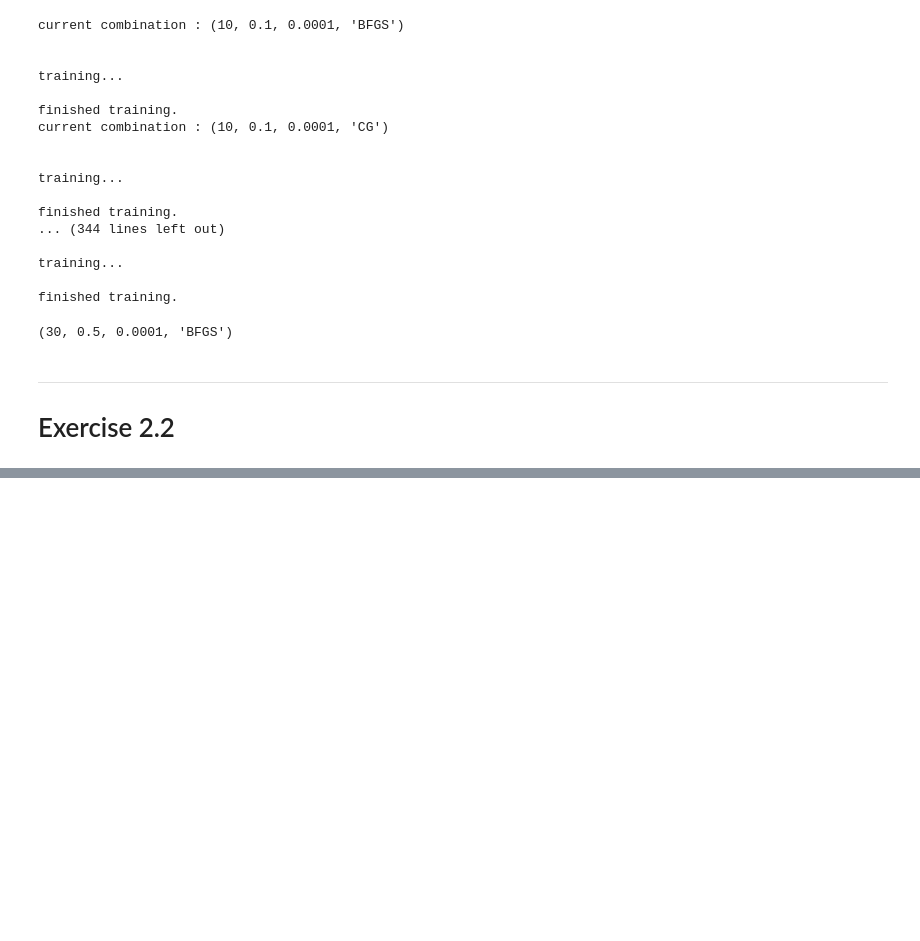
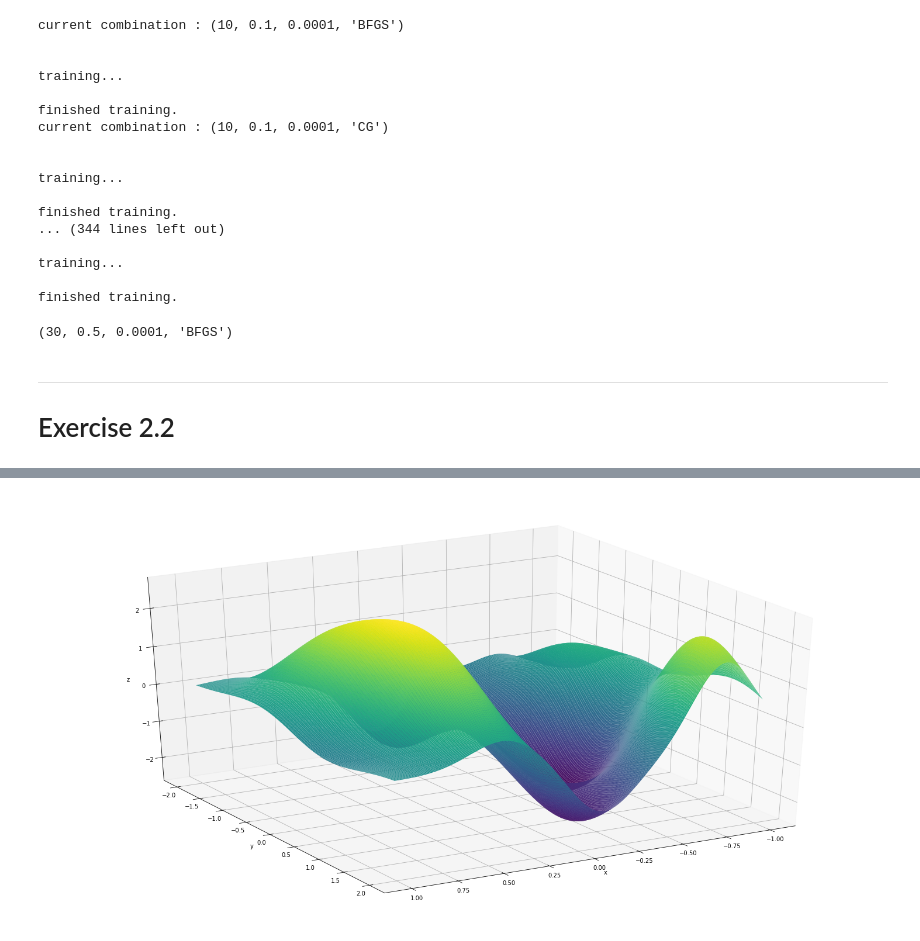
Before and after one commit to giorgiozannini/omml-homework-2, a Jupyter notebook: rbf.ipynb, the cells around one changed output, grey strips where cells are left out. Cells and saved outputs as stored; diff of their text form; code cells hidden in the pictures; blank space fills up the shorter version.

Commit message:
more plotting, rbf doing a lil better on el plot

```diff
--- a/rbf.ipynb
+++ b/rbf.ipynb
@@ -296,7 +296,7 @@ class Rbf_el(ShallowNeuralNetwork):
 
         #print("training...", "\n")
         start = time.time()
-        result =  minimize(self.loss, x0 = inits, method = self.method, jac = self.grad, tol = 10e-3)
+        result =  minimize(self.loss, x0 = inits, method = self.method, jac = self.grad)
         time_elapsed = time.time() - start
         #print(result)
         #print("finished training.")
@@ -309,14 +309,14 @@ class Rbf_el(ShallowNeuralNetwork):
 # extreme  learning traning
 print("training...", "\n")
 start = time.time()
-num_it = 20000
+num_it = 1000
 
 test_mses = {}
 train_mses = {}
 for i in tqdm_notebook(range(num_it)):
 
     s = np.random.randint(1000000000)
-    nn = Rbf_el(X_train, y_train, N = 35, sigma = 0.7, rho = 10e-5, seed = s)
+    nn = Rbf_el(X_train, y_train, N = 30, sigma = 0.5, rho = 10e-5, seed = s)
     nn.optimize()
 
     train_mses[s] = nn.mse(X_train, y_train, nn.c, nn.v)
@@ -329,3 +329,5 @@ opt_seed = min(test_mses, key=train_mses.get)
 print("Train Error :", min(list(train_mses.values())))
 print("Test Error :", min(list(test_mses.values())))# 0.03 538366619 # 0.0680456517089455 120111235
 print("Seed :", opt_seed)
+
+# seed = 729756269 NOT as disgustingly horrible plot
@@ -335,28 +334,30 @@ training...
 # %%
 def plot(nn):
 
     # creates 3d space
     fig = plt.figure(figsize = [20,10])
     ax = Axes3D(fig)
 
     # grid of the support of the estimated function
     x1 = np.linspace(-2, 2, 200)
     x2 = np.linspace(-1, 1, 200)
     X2, X1 = np.meshgrid(x1, x2)
 
     # predictions on the given support
     Y = np.array([nn.predict(np.array([x1[i], x2[k]]).reshape(2,1),
                              nn.c, nn.v) for i in range(200) for k in range(200)])
     Y = Y.ravel().reshape(200,200)
 
     # plotting
     ax.plot_surface(X1, X2, Y, rstride=1, cstride=1,cmap='viridis', edgecolor='none')
     ax.set_xlabel('x')
     ax.set_ylabel('y')
     ax.set_zlabel('z')
     ax.view_init(30, 60)
     plt.show()
 
 
-nn = Rbf_el(X_train, y_train, N = 35, sigma = 0.7, rho = 10e-5, seed = opt_seed)
+nn = Rbf_el(X_train, y_train, N = 30, sigma = 0.5, rho = 10e-5, seed = opt_seed)
 plot(nn)
+# %% [output]
+[figure, added]
```
Also changed, not shown: parts of 1 cell of this notebook.
